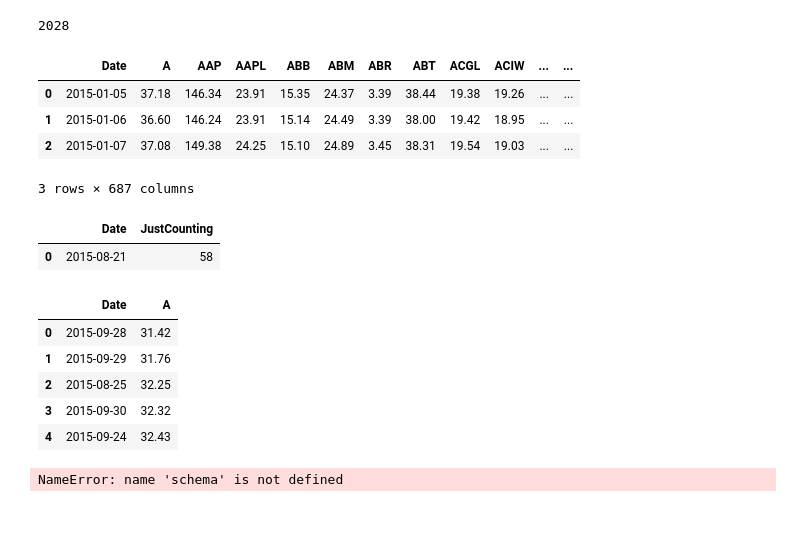
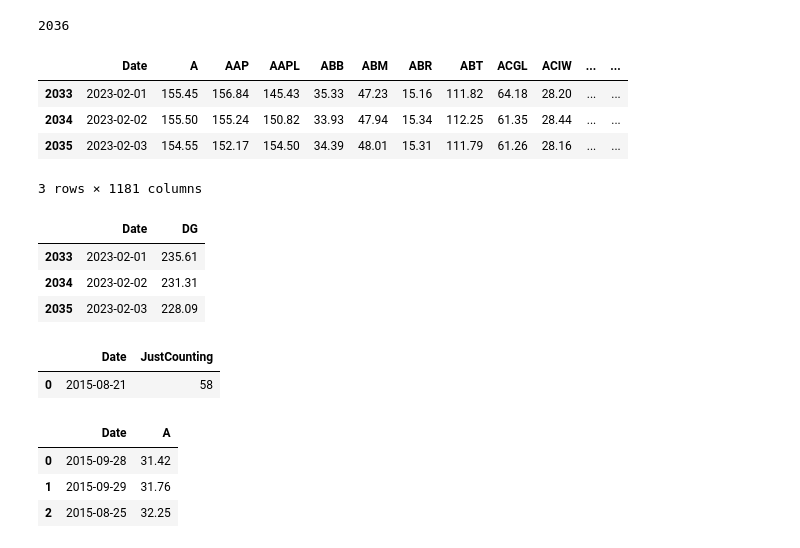
Before and after one commit to paul10116/Stock-Market, a Jupyter notebook: database.ipynb, the cells around one changed output. Saved outputs shown, nothing was run; the diff lists cells and outputs as text; code cells hidden in the pictures; blank space fills up the shorter version.

```diff
--- a/database.ipynb
+++ b/database.ipynb
@@ -40,15 +51,23 @@ dataframe1['Date'] = pd.DatetimeIndex(dataframe1['Date'])
 # %%
-dataframe1.to_sql("stockData", engine, if_exists='replace', index=False)
+companiesFrame.to_sql("stockData", engine, if_exists='replace', index=False)
+indexes_data.to_sql("indexes", engine, if_exists='replace', index=False)
 # %% [output]
-2028
+2036
 # %%
-pd.read_sql_query("SELECT * FROM stockdata", engine, parse_dates="Date").head(3)
+pd.read_sql_query("SELECT * FROM stockData", engine, parse_dates="Date").tail(3)
 # %% [output]
 |  | Date | A | AAP | AAPL | ABB | ABM | ABR | ABT | ACGL | ACIW | ... | ... |
-| 0 | 2015-01-05 | 37.18 | 146.34 | 23.91 | 15.35 | 24.37 | 3.39 | 38.44 | 19.38 | 19.26 | ... | ... |
-| 1 | 2015-01-06 | 36.60 | 146.24 | 23.91 | 15.14 | 24.49 | 3.39 | 38.00 | 19.42 | 18.95 | ... | ... |
-| 2 | 2015-01-07 | 37.08 | 149.38 | 24.25 | 15.10 | 24.89 | 3.45 | 38.31 | 19.54 | 19.03 | ... | ... |
+| 2033 | 2023-02-01 | 155.45 | 156.84 | 145.43 | 35.33 | 47.23 | 15.16 | 111.82 | 64.18 | 28.20 | ... | ... |
+| 2034 | 2023-02-02 | 155.50 | 155.24 | 150.82 | 33.93 | 47.94 | 15.34 | 112.25 | 61.35 | 28.44 | ... | ... |
+| 2035 | 2023-02-03 | 154.55 | 152.17 | 154.50 | 34.39 | 48.01 | 15.31 | 111.79 | 61.26 | 28.16 | ... | ... |
-3 rows × 687 columns
+3 rows × 1181 columns
+# %%
+pd.read_sql_query("SELECT Date, DG FROM stockData", engine, parse_dates="Date").tail(3)
+# %% [output]
+|  | Date | DG |
+| 2033 | 2023-02-01 | 235.61 |
+| 2034 | 2023-02-02 | 231.31 |
+| 2035 | 2023-02-03 | 228.09 |
 # %%
 pd.read_sql("SELECT Date, COUNT(*) AS JustCounting FROM stockData WHERE A<35", engine, parse_dates="Date")
 # %% [output]
@@ -100,15 +119,9 @@ pd.read_sql("SELECT Date, COUNT(*) AS JustCounting FROM stockData WHERE A<35", e
 
 #  '-- in SQL means ignore after dashes (comments out left code). Single qoute helps if DB code line is formatted, not used ?.
 # %%
-pd.read_sql("SELECT Date, A FROM stockData GROUP BY A", engine, parse_dates="Date").head()
+pd.read_sql("SELECT Date, A FROM stockData GROUP BY A", engine, parse_dates="Date").head(3)
 # %% [output]
 |  | Date | A |
 | 0 | 2015-09-28 | 31.42 |
 | 1 | 2015-09-29 | 31.76 |
 | 2 | 2015-08-25 | 32.25 |
-| 3 | 2015-09-30 | 32.32 |
-| 4 | 2015-09-24 | 32.43 |
-# %%
-pd.read_sql(schema, engine)
-# %% [output]
-NameError: name 'schema' is not defined
```
Also changed, not shown: parts of 9 cells of this notebook, 8 other files.
